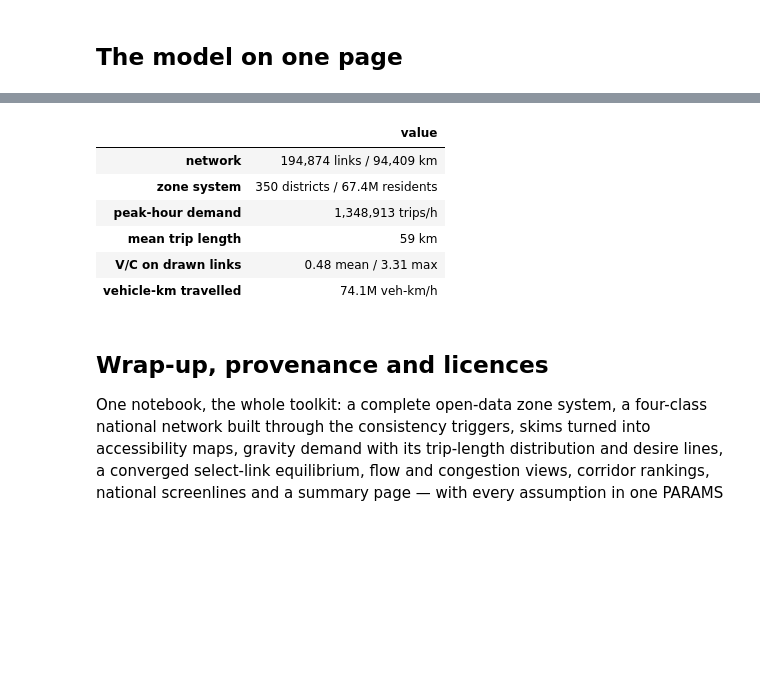
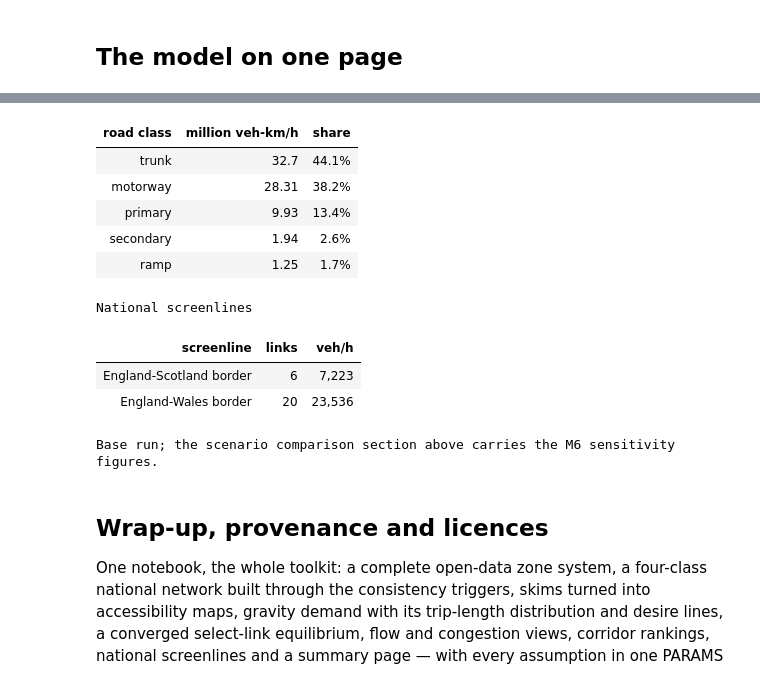
Before and after one commit to RizgarMella/aequilibrae, a Jupyter notebook: notebooks/13_gb_complete_model.ipynb, the cells around one changed output, grey strips where cells are left out. Saved outputs shown, nothing was run; the diff lists cells and outputs as text; code cells hidden in the pictures; blank space fills up the shorter version.

```diff
--- a/notebooks/13_gb_complete_model.ipynb
+++ b/notebooks/13_gb_complete_model.ipynb
@@ -24,6 +24,9 @@ five to ten minutes.
 # %% [markdown]
 ## PARAMS — every model assumption in one place
 # %%
+# Colours and cartographic standards live in uktools/style.py (STYLE dict) -
+# model assumptions live here. Rendering never recomputes: every map cell
+# below reads precomputed frames, so restyle-and-rerun is instant.
 PARAMS = {
     # free-flow speed (km/h) and capacity (veh/h/direction) per link class
     "network": {
@@ -53,6 +56,8 @@ PARAMS = {
     "analysis": {
         "select_link_near": (52.48, -1.89),   # M6 at Birmingham
         "desire_lines_top_n": 300,
+        "focus": "Birmingham",      # city window for the analyst maps
+        "focus_km": 40,
         "flow_display_min": 150,              # veh/h below which links are not drawn
         "screenlines": {
             "England-Scotland border": [(-3.6, 54.98), (-1.8, 55.82)],
@@ -685,11 +532,9 @@ doc
 ## National screenlines
 # %%
 rows = []
-for sname, pts in PARAMS["analysis"]["screenlines"].items():
-    line = LineString(pts)
-    crossing = loaded[loaded.geometry.intersects(line)]
-    rows.append({"screenline": sname, "links": len(crossing),
-                 "veh_per_hour": round(crossing.matrix_tot.sum())})
+for sname in PARAMS["analysis"]["screenlines"]:
+    hit, tot = crossings(loaded, sname)
+    rows.append({"screenline": sname, "links": len(hit), "veh_per_hour": round(tot)})
 pd.DataFrame(rows)
 # %% [output]
 |  | screenline | links | veh_per_hour |
@@ -698,17 +640,40 @@ pd.DataFrame(rows)
 # %% [markdown]
 ## The model on one page
 # %%
+# ---- render: the model on one page (one unified card) --------------------
 vkt = (loaded.assign(vkm=loaded.matrix_tot * loaded["distance"] / 1000)
-       .groupby("link_type").vkm.sum() / 1e6).round(2)
-summary = pd.DataFrame({
-    "value": [f"{len(roads):,} links / {km_by_cls.sum():,.0f} km",
-              f"{len(zones)} districts / {zones.population.sum() / 1e6:.1f}M residents",
-              f"{T.sum():,.0f} trips/h",
-              f"{np.average(np.nan_to_num(dist, nan=0), weights=T) / 1000:.0f} km",
-              f"{used.VOC_max.mean():.2f} mean / {used.VOC_max.max():.2f} max",
-              f"{vkt.sum():.1f}M veh-km/h"]},
-    index=["network", "zone system", "peak-hour demand", "mean trip length",
-           "V/C on drawn links", "vehicle-km travelled"])
-print(vkt.rename("million veh-km/h").to_string())
-summary
+       .groupby("link_type").vkm.sum() / 1e6)
+vkt_df = (vkt.round(2).sort_values(ascending=False).reset_index()
+          .rename(columns={"link_type": "road class", "vkm": "million veh-km/h"}))
+vkt_df["share"] = (100 * vkt_df["million veh-km/h"] / vkt_df["million veh-km/h"].sum()).round(1)
+
+sl_rows = []
+for sname in PARAMS["analysis"]["screenlines"]:
+    hit, tot = crossings(loaded, sname)
+    sl_rows.append({"screenline": sname, "links": len(hit), "veh/h": f"{tot:,.0f}"})
+
+summary_card(
+    "GB national model - one page",
+    {
+        "Supply": {
+            "network": f"{len(roads):,} links / {km_by_cls.sum():,.0f} km",
+            "zone system": f"{len(zones)} districts",
+            "population": f"{zones.population.sum() / 1e6:.1f}M residents",
+        },
+        "Demand": {
+            "peak-hour trips": f"{T.sum():,.0f}",
+            "mean trip length": f"{np.average(np.nan_to_num(dist, nan=0), weights=T) / 1000:.0f} km",
+            "mean trip time": f"{np.average(np.nan_to_num(tt, nan=0), weights=T):.0f} min free-flow",
+        },
+        "Loaded network": {
+            "vehicle-km travelled": f"{vkt.sum():.1f}M per hour",
+            "mean V/C (drawn links)": f"{used.VOC_max.mean():.2f}",
+            "max V/C": f"{used.VOC_max.max():.2f}",
+            "links over capacity": f"{(used.VOC_max > 1).mean() * 100:.1f}%",
+        },
+    },
+    tables={"Vehicle-km by road class": vkt_df,
+            "National screenlines": pd.DataFrame(sl_rows)},
+    footnote="Base run; the scenario comparison section above carries the M6 sensitivity figures.",
+)
 # %% [output]
@@ -721,10 +695,14 @@ trunk        32.70
-|  | value |
-| network | 194,874 links / 94,409 km |
-| zone system | 350 districts / 67.4M residents |
-| peak-hour demand | 1,348,913 trips/h |
-| mean trip length | 59 km |
-| V/C on drawn links | 0.48 mean / 3.31 max |
-| vehicle-km travelled | 74.1M veh-km/h |
+| road class | million veh-km/h | share |
+| trunk | 32.7 | 44.1% |
+| motorway | 28.31 | 38.2% |
+| primary | 9.93 | 13.4% |
+| secondary | 1.94 | 2.6% |
+| ramp | 1.25 | 1.7% |
+National screenlines
+| screenline | links | veh/h |
+| England-Scotland border | 6 | 7,223 |
+| England-Wales border | 20 | 23,536 |
+Base run; the scenario comparison section above carries the M6 sensitivity figures.
 # %% [markdown]
 ## Wrap-up, provenance and licences
 
```
Also changed, not shown: parts of 29 cells of this notebook, 19 other files.
